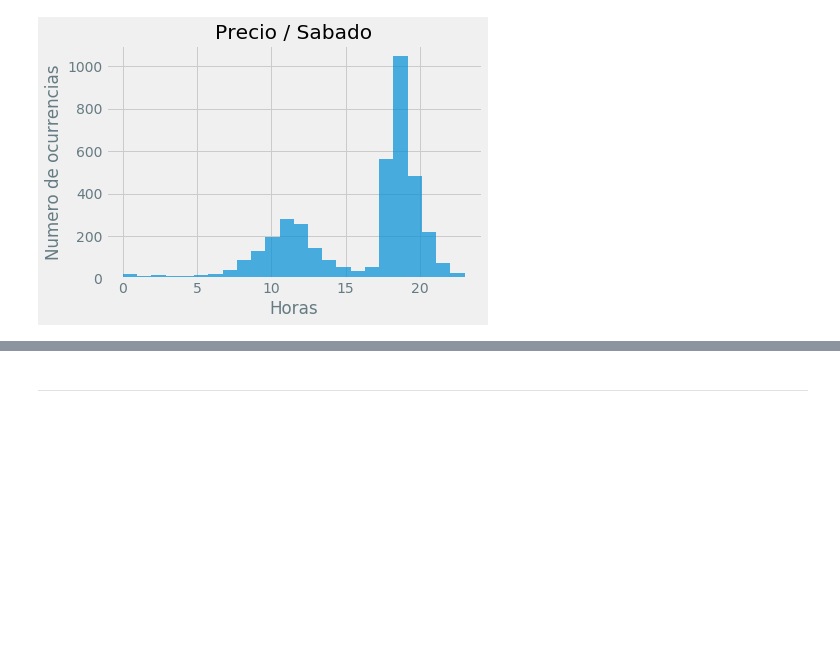
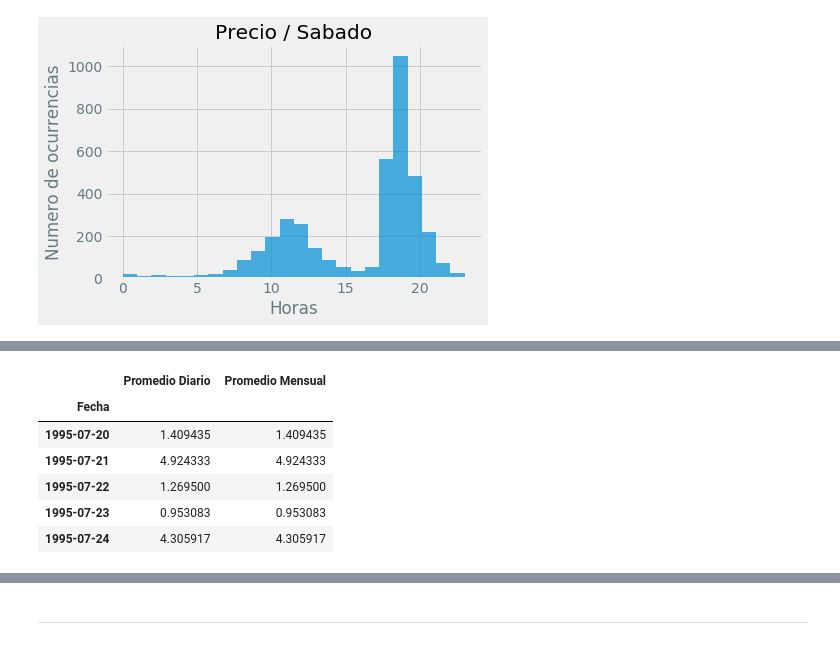
Before and after one commit to cda-2019-01/lab-analisis-exploratorio-de-datos-jgarciade, a Jupyter notebook: LAB-precios-electricidad.ipynb, the cells around one changed output, grey strips where cells are left out. Cells and saved outputs as stored; diff of their text form; code cells hidden in the pictures; blank space fills up the shorter version.

```diff
--- a/LAB-precios-electricidad.ipynb
+++ b/LAB-precios-electricidad.ipynb
@@ -276,0 +347,10 @@ Text(0, 0.5, 'Numero de ocurrencias')
+# %%
+df_merged.head()
+# %% [output]
+|  | Promedio Diario | Promedio Mensual |
+| Fecha |  |  |
+| 1995-07-20 | 1.409435 | 1.409435 |
+| 1995-07-21 | 4.924333 | 4.924333 |
+| 1995-07-22 | 1.269500 | 1.269500 |
+| 1995-07-23 | 0.953083 | 0.953083 |
+| 1995-07-24 | 4.305917 | 4.305917 |
```
Also changed, not shown: parts of 8 cells of this notebook.
